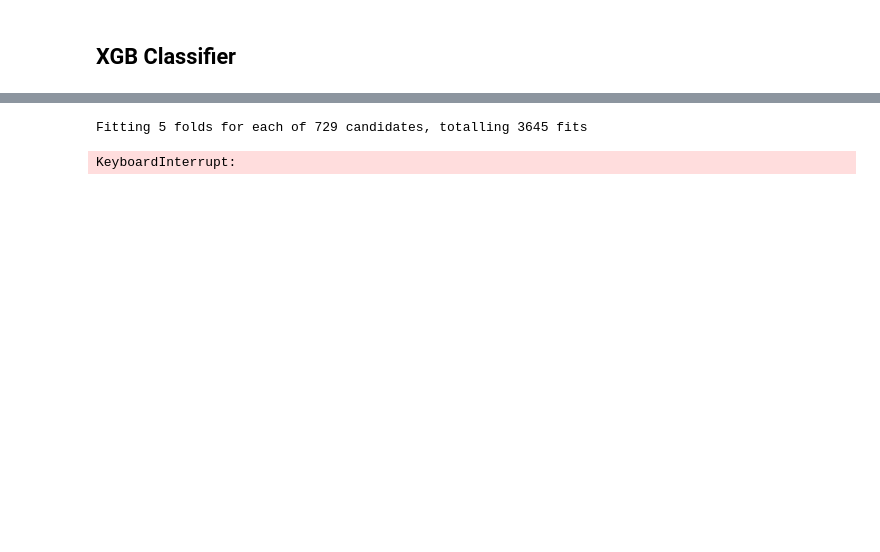
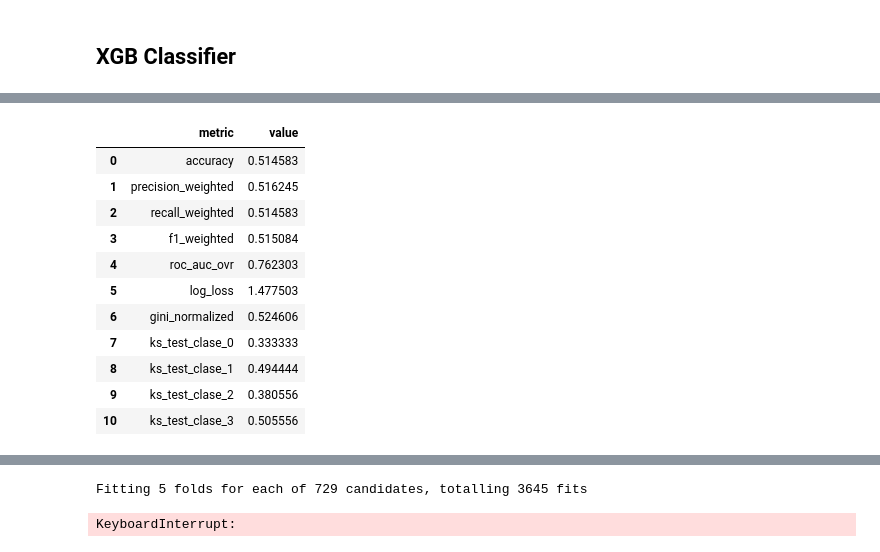
Before and after one commit to lgarayva/MCD_EKG, a Jupyter notebook: notebooks/07_ML_modeling.ipynb, the cells around one changed output, grey strips where cells are left out. Saved outputs shown, nothing was run; the diff lists cells and outputs as text; code cells hidden in the pictures; blank space fills up the shorter version.

Commit message:
Agrego ejecución XGB base #17

```diff
--- a/notebooks/07_ML_modeling.ipynb
+++ b/notebooks/07_ML_modeling.ipynb
@@ -453,2 +632,17 @@ print(df_cm_gb.to_markdown())
 # %% [markdown]
 ## XGB Classifier
+# %%
+xgb_base = xgb.XGBClassifier(
+    learning_rate=0.1,
+    n_estimators=5000,
+    eval_metric="merror",
+    objective="multi:softprob",
+    # early_stopping_rounds=50,
+
+)
+
+xgb_base.fit(X_train, y_train,
+             eval_set=[(X_test, y_test)],
+             verbose = 1)
+
+# xgb_n_estimator = xgb_base.best_iteration
@@ -454,0 +679,19 @@ print(df_cm_gb.to_markdown())
+# %%
+#Predicciones
+y_pred_grid_xgb_b = xgb_base.predict(X_test)
+y_pred_prob_grid_xgb_b = xgb_base.predict_proba(X_test)
+# %%
+table_metrics(y_test,y_pred_grid_xgb_b, y_pred_prob_grid_xgb_b)
+# %% [output]
+|  | metric | value |
+| 0 | accuracy | 0.514583 |
+| 1 | precision_weighted | 0.516245 |
+| 2 | recall_weighted | 0.514583 |
+| 3 | f1_weighted | 0.515084 |
+| 4 | roc_auc_ovr | 0.762303 |
+| 5 | log_loss | 1.477503 |
+| 6 | gini_normalized | 0.524606 |
+| 7 | ks_test_clase_0 | 0.333333 |
+| 8 | ks_test_clase_1 | 0.494444 |
+| 9 | ks_test_clase_2 | 0.380556 |
+| 10 | ks_test_clase_3 | 0.505556 |
```
Also changed, not shown: parts of 34 cells of this notebook.
